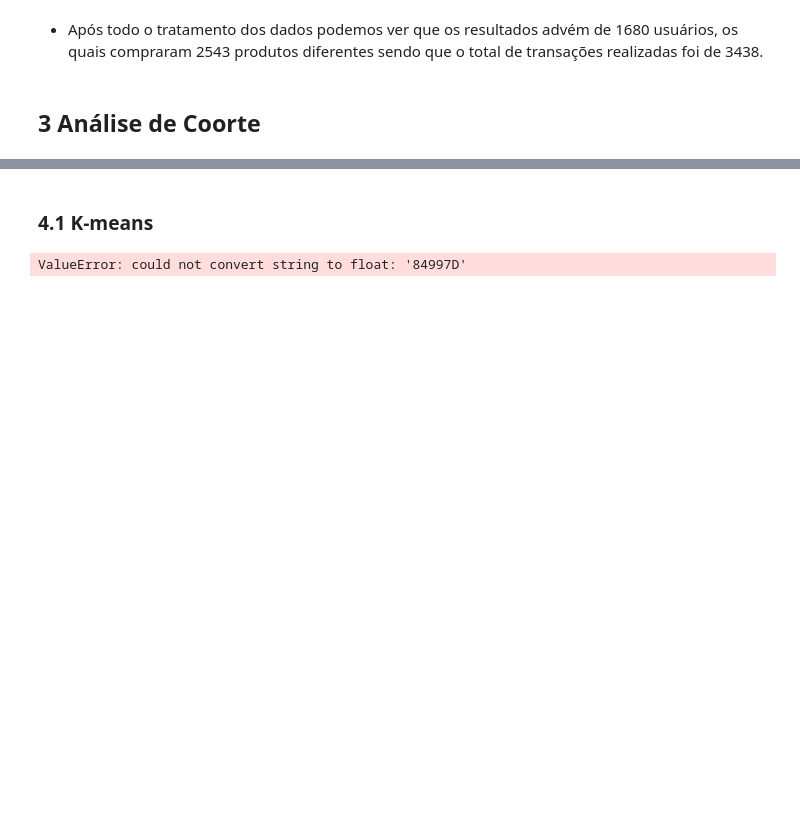
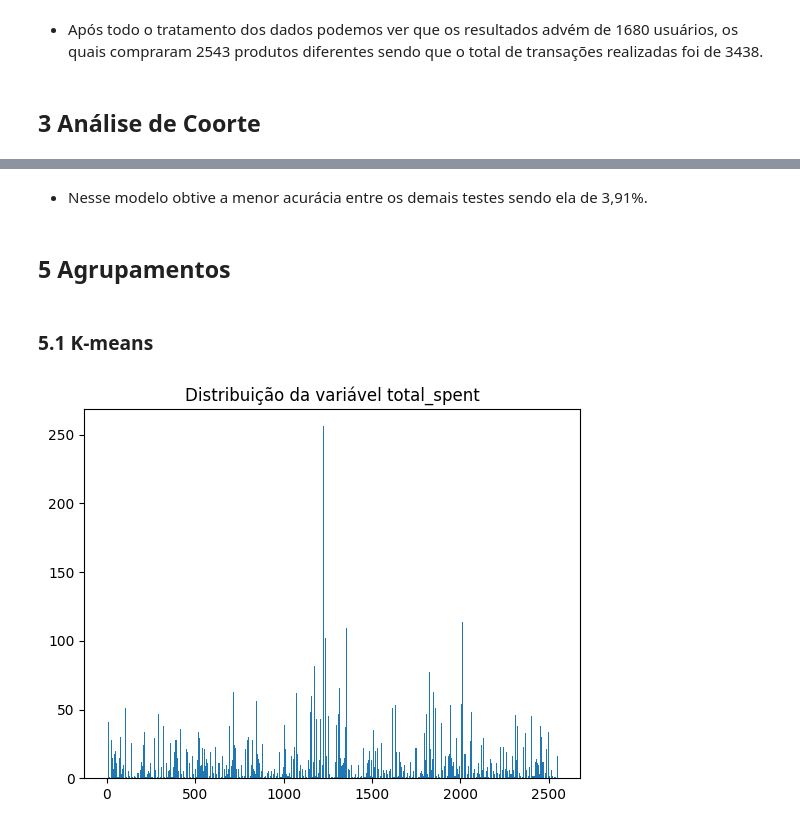
Before and after one commit to renanpan/Segmentando_clientes, a Jupyter notebook: projeto_sprint_13.ipynb, the cells around one changed output, grey strips where cells are left out. Drawn from its saved outputs; the diff is of its cells as text; code cells hidden in the pictures; blank space fills up the shorter version.

Commit message:
Finalizando codificação e iniciand agrupamentos

```diff
--- a/projeto_sprint_13.ipynb
+++ b/projeto_sprint_13.ipynb
@@ -621,0 +651,6 @@ pd.DataFrame([{'products': len(ecommerce_clean_27['stock_code'].value_counts()),
+# %%
+''' A coluna 'invoice_date' está dando problema na transformação utilizando label encoding.
+Na hora de realizar a regressão logistica ela não reconhece o formato datetime, ou seja, ou eu transformo para object ou removo ela.
+Nesse caso, como tenho a coluna date acredito que vou remover a invoice_date'''
+
+ecommerce_clean_27.drop(['invoice_date'], axis=1, inplace=True)
@@ -622,13 +895,24 @@ pd.DataFrame([{'products': len(ecommerce_clean_27['stock_code'].value_counts()),
+# %% [markdown]
+- Nesse modelo obtive a menor acurácia entre os demais testes sendo ela de 3,91%.
+# %% [markdown]
+## 5 Agrupamentos
 # %% [markdown]
-### 4.1 K-means
+### 5.1 K-means
 # %%
 #dividindo o conjunto de dados
 
-X = ecommerce_clean_27.drop(columns=['total_spent'])
-y = ecommerce_clean_27['total_spent']
+X = ecommerce_clean_27.drop(columns=['description'])
+y = ecommerce_clean_27['description']
 
 #Dividir os dados em treino e teste
 X_train, X_test, y_train, y_test = train_test_split(X, y, test_size=0.2, random_state=0)
+# %%
+x=y.value_counts()
+plt.bar(x.index,x)
+plt.title('Distribuição da variável total_spent')
+plt.show()
+# %% [output]
+[figure, added]
 # %%
 #criando um objeto StandardScaler object e aplicando isso ao conjunto de treino
 sc = StandardScaler()
@@ -637,5 +921,3 @@ sc = StandardScaler()
 X_train_st = sc.fit_transform(X_train)
 
 linked = linkage(X_train_st, method='ward')
-# %% [output]
-ValueError: could not convert string to float: '84997D'
```
Also changed, not shown: parts of 39 cells of this notebook.
